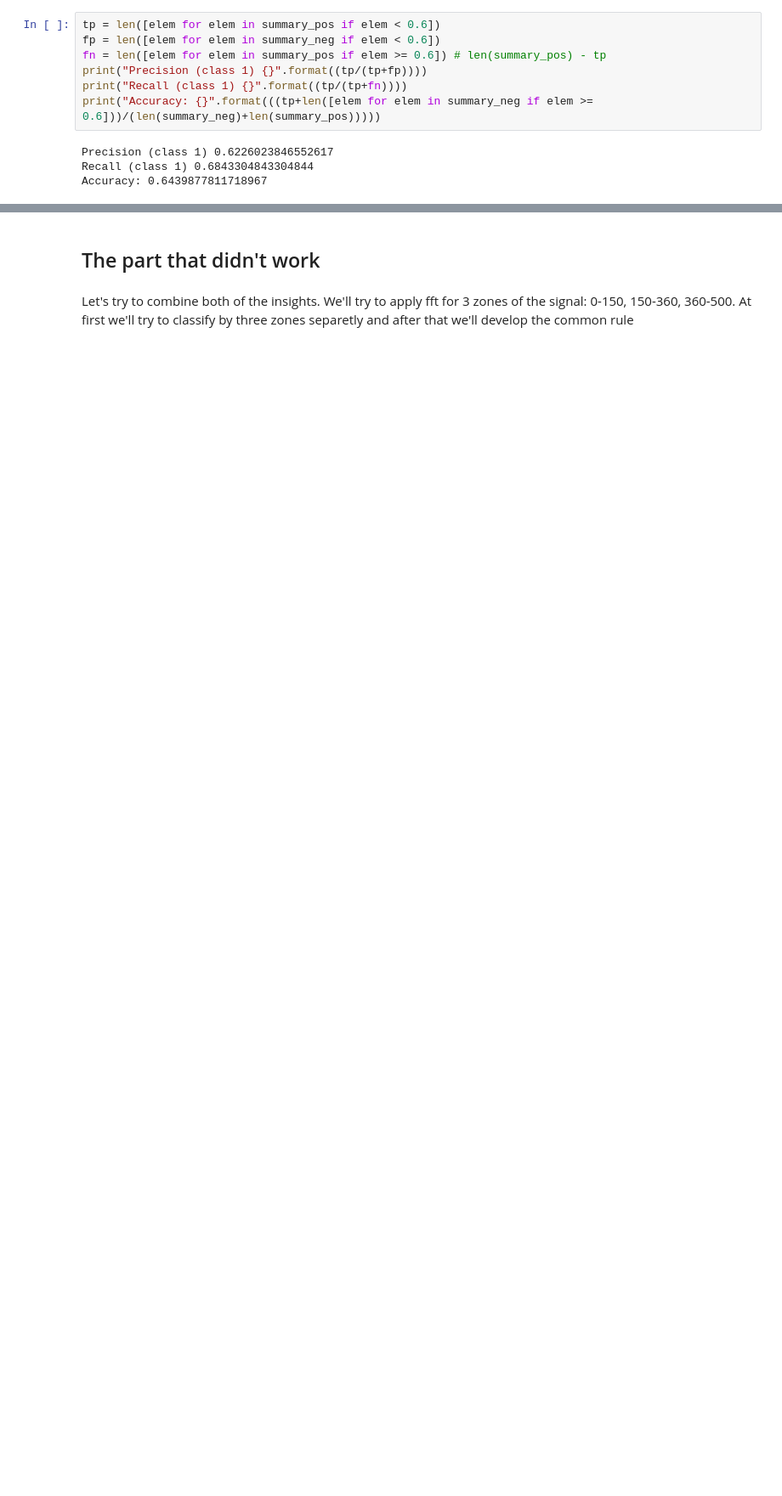
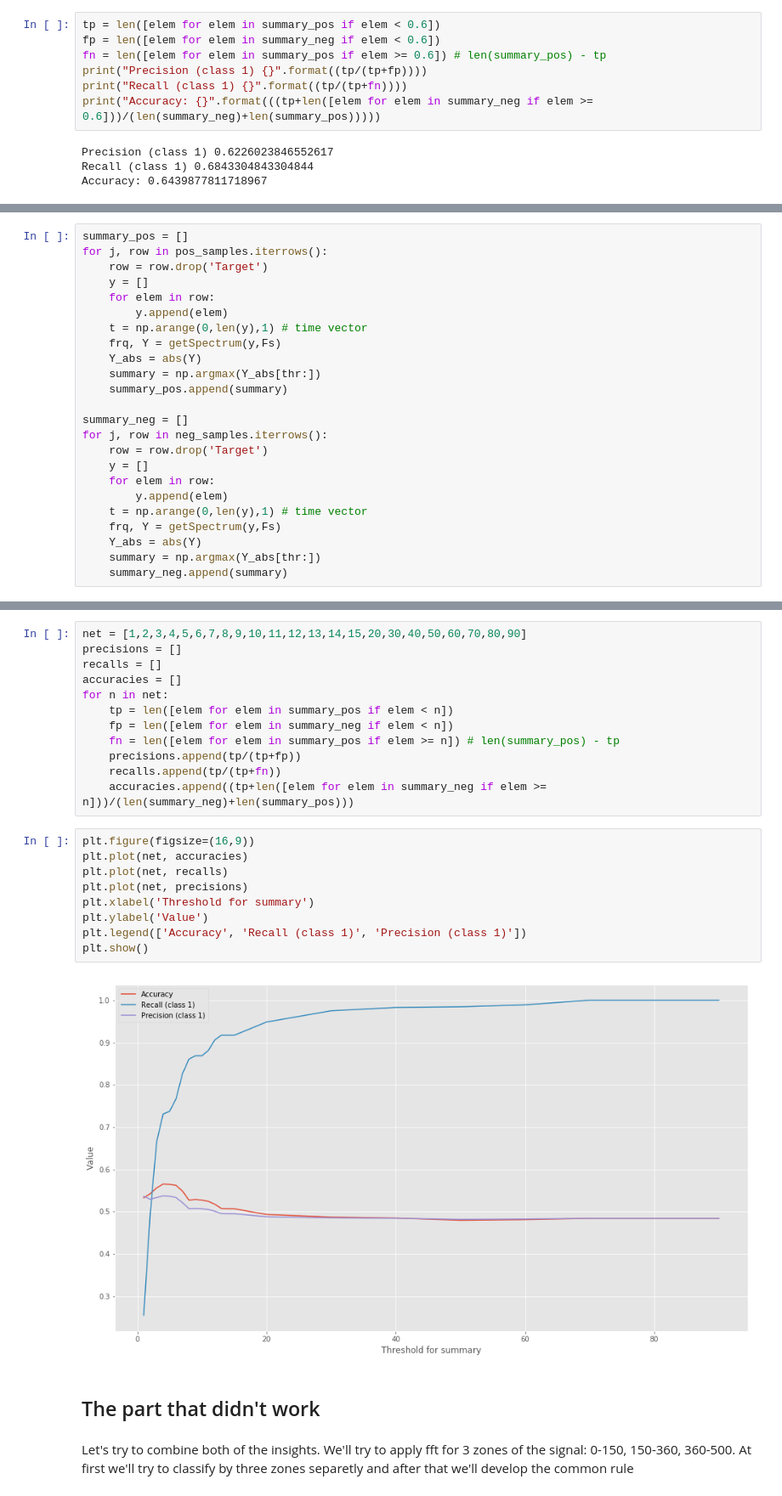
Before and after one commit to zzzzzzzzzzzzz/skoltech-intro-to-ds, a Jupyter notebook: 1/Dmitry Denisenko 1.ipynb, the cells around one changed output, grey strips where cells are left out. Shown at 85% size. Saved outputs shown, nothing was run; the diff lists cells and outputs as text; blank space fills up the shorter version.

```diff
--- a/1/Dmitry Denisenko 1.ipynb
+++ b/1/Dmitry Denisenko 1.ipynb
@@ -929,0 +966,24 @@ Accuracy: 0.6439877811718967
+# %%
+summary_pos = []
+for j, row in pos_samples.iterrows():
+    row = row.drop('Target')
+    y = []
+    for elem in row:
+        y.append(elem)
+    t = np.arange(0,len(y),1) # time vector
+    frq, Y = getSpectrum(y,Fs)
+    Y_abs = abs(Y)
+    summary = np.argmax(Y_abs[thr:])
+    summary_pos.append(summary)
+
+summary_neg = []
+for j, row in neg_samples.iterrows():
+    row = row.drop('Target')
+    y = []
+    for elem in row:
+        y.append(elem)
+    t = np.arange(0,len(y),1) # time vector
+    frq, Y = getSpectrum(y,Fs)
+    Y_abs = abs(Y)
+    summary = np.argmax(Y_abs[thr:])
+    summary_neg.append(summary)
@@ -930,3 +1006,26 @@ Accuracy: 0.6439877811718967
+# %%
+net = [1,2,3,4,5,6,7,8,9,10,11,12,13,14,15,20,30,40,50,60,70,80,90]
+precisions = []
+recalls = []
+accuracies = []
+for n in net:
+    tp = len([elem for elem in summary_pos if elem < n])
+    fp = len([elem for elem in summary_neg if elem < n])
+    fn = len([elem for elem in summary_pos if elem >= n]) # len(summary_pos) - tp
+    precisions.append(tp/(tp+fp))
+    recalls.append(tp/(tp+fn))
+    accuracies.append((tp+len([elem for elem in summary_neg if elem >= n]))/(len(summary_neg)+len(summary_pos)))
+# %%
+plt.figure(figsize=(16,9))
+plt.plot(net, accuracies)
+plt.plot(net, recalls)
+plt.plot(net, precisions)
+plt.xlabel('Threshold for summary')
+plt.ylabel('Value')
+plt.legend(['Accuracy', 'Recall (class 1)', 'Precision (class 1)'])
+plt.show()
+# %% [output]
+[figure, added]
 # %% [markdown]
 ## The part that didn't work
 # %% [markdown]
```
Also changed, not shown: parts of 5 cells of this notebook, 5 other files.
